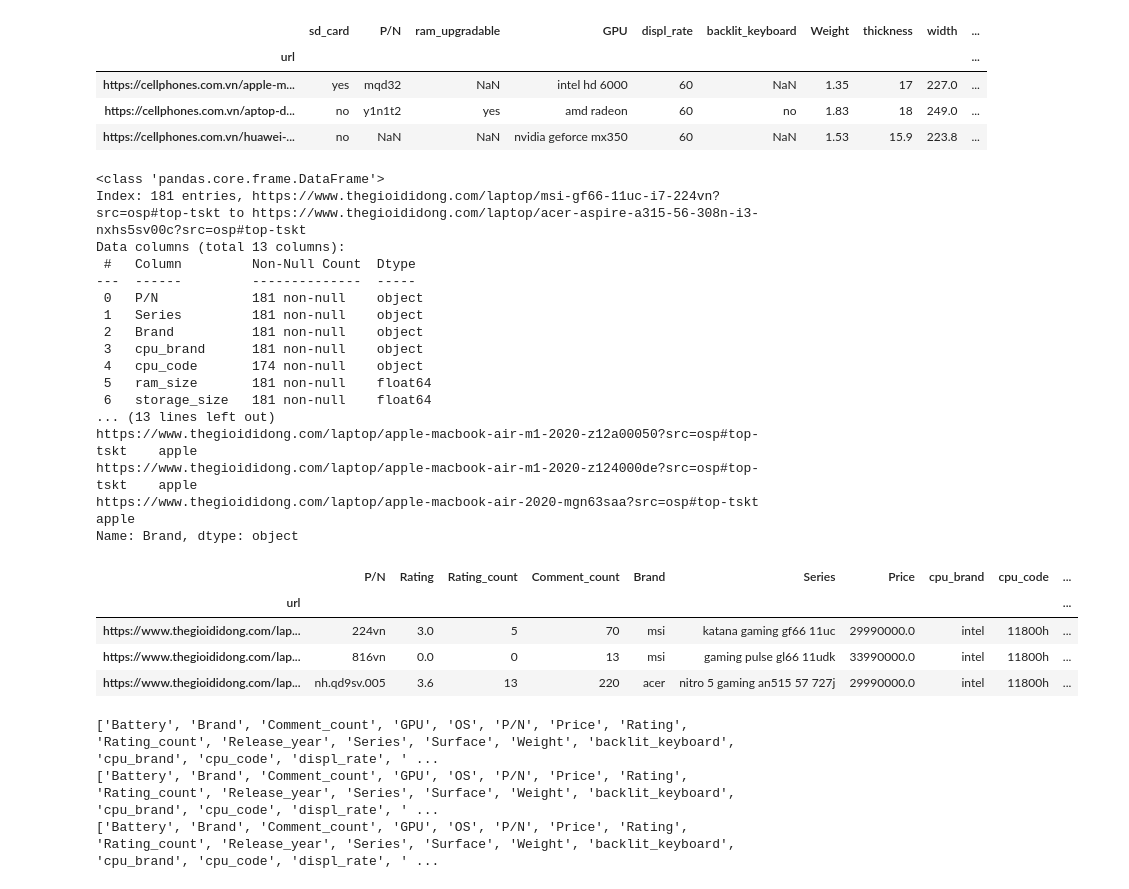
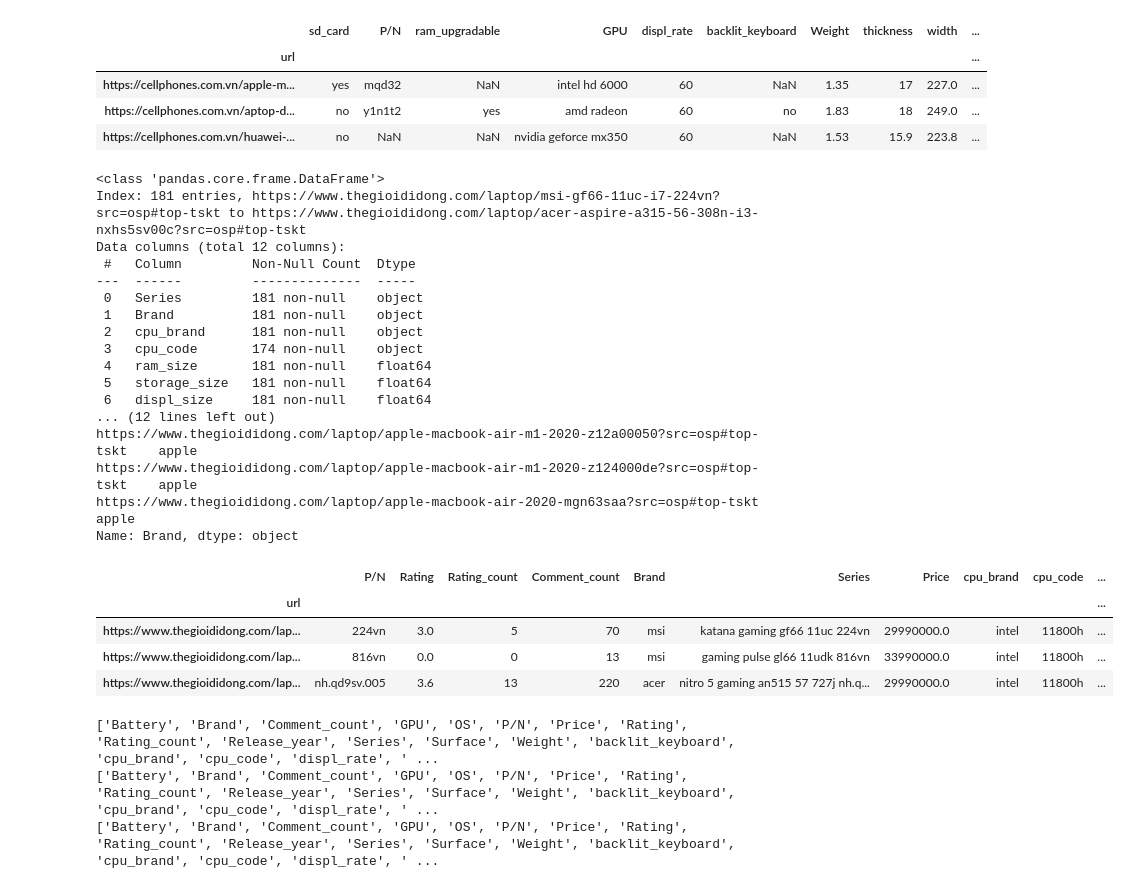
Before and after one commit to hungpham13/Laptop-EDA, a Jupyter notebook: DS_Project_20211.ipynb, the cells around one changed output. Cells and saved outputs as stored; diff of their text form; code cells hidden in the pictures.

```diff
--- a/DS_Project_20211.ipynb
+++ b/DS_Project_20211.ipynb
@@ -80,8 +81,23 @@ Successfully installed fuzzywuzzy-0.18.0
 # %% [markdown]
 # Data cleaning - Data preprocessing
 # %%
+def text_facet(df, col, print_all=True,ascending=False):
+    if print_all:
+        with pd.option_context('display.max_rows', None, 'display.max_columns', None):
+            print(f"---------- {col} ------------")
+            print(df[col].value_counts(dropna=False,ascending=ascending))
+    else:
+        print(f"---------- {col} ------------")
+        print(df[col].value_counts(dropna=False,ascending=ascending))
+        print(f"Number of null: {df[col].isna().sum()}")
+
+
 def lower_all_string(df):
     '''lower all values in string columns of dataframe df'''
     for c in df.columns:
         if df[c].dtypes == np.object:
             df[c] = df[c].str.lower()
+
+data_path = 'Laptop-EDA/scraped_data/'
+all_brands = ['apple','asus','msi','hp','lenovo','dell','acer','lg','microsoft',
+              'huawei','avita','gigabyte','fujitsu']
@@ -94,7 +120,7 @@ def clean_thegioididong(source):
     result = pd.DataFrame()
     result['P/N'] = source['title'].str.extract(r"\(([^)]+)\)",expand=False).str.strip().str.replace("\.$", "") #replace any dot at the end of P/N
 
-    result['Rating'] = source['rating'].astype('float64').fillna(0.0)
+    result['Rating'] = source['rating'].fillna(0).astype('float64')
     result['Rating_count'] = source['review_count'].str.extract(r'(\d+)',expand=False).str.strip().fillna(0).astype('int64')
 
     result['Comment_count'] = 0
@@ -111,8 +137,13 @@ def clean_thegioididong(source):
     # print(result['Brand'].value_counts(dropna=False))
     result['Series'] = source['title'].str.extract(r'\w+\s\w+\s([\w\s]+)\s[\w\/d]+',expand=False).str.strip()
     result.loc[(result['Series'].str.split().str[-1].str.len() == 2), 'Series'] =  result['Series'].str.slice(stop=-3)
-    # for a in zip(result.Series, source.title):
-    #     print('{0:40} {1}'.format(a[0],a[1]))
+
+    #add P/N to Series (except Apple laptop)
+    result['Series'] = np.where(result['Brand'] != 'apple',
+                                result[['Series', 'P/N']].fillna('').agg(' '.join, axis=1),
+                                result['Series'])
+    for a in zip(result.Series, source.title):
+        print('{0:40} {1}'.format(a[0],a[1]))
 
     result['Price'] = source['price'].str.extract(r'([\d.]+)',expand=False).str.replace(".","").astype('float64')
 
@@ -201,12 +232,12 @@ def clean_thegioididong(source):
     lower_all_string(result)
     return result
 # %%
-scraped_tgdd = pd.read_csv("Laptop-EDA/scraped_data/tgdd_dmx.csv",index_col='url')
+scraped_tgdd = pd.read_csv(data_path+"tgdd_dmx.csv",index_col='url')
 cleaned_tgdd = clean_thegioididong(scraped_tgdd)
 # with pd.option_context('display.max_rows', None, 'display.max_columns', None):
 #     print(cleaned_tgdd.Series.value_counts(dropna=False))
 #     print(cleaned_tgdd)
-cleaned_tgdd.to_csv('Laptop-EDA/scraped_data/tgdd_dmx_cleaned.csv',encoding='utf-8')
+cleaned_tgdd.to_csv(data_path+'tgdd_dmx_cleaned.csv',encoding='utf-8')
 # %% [output]
 A value is trying to be set on a copy of a slice from a DataFrame
 
@@ -470,33 +714,33 @@ Name: Brand, dtype: object
 | https://cellphones.com.vn/aptop-d... | no | y1n1t2 | yes | amd radeon | 60 | no | 1.83 | 18 | 249.0 | ... |
 | https://cellphones.com.vn/huawei-... | no | NaN | NaN | nvidia geforce mx350 | 60 | NaN | 1.53 | 15.9 | 223.8 | ... |
 # %%
-cleaned_tgdd[['P/N','Series','Brand','cpu_brand','cpu_code','ram_size','storage_size','displ_size','displ_rate','Price','Rating','Rating_count','Comment_count']].info()
+cleaned_tgdd[['Series','Brand','cpu_brand','cpu_code','ram_size','storage_size','displ_size','displ_rate','Price','Rating','Rating_count','Comment_count']].info()
 with pd.option_context('display.max_rows', None, 'display.max_columns', None):
     print(cleaned_tgdd.Brand[cleaned_tgdd.cpu_code.isnull()])
 cleaned_tgdd.head(3)
 # %% [output]
 <class 'pandas.core.frame.DataFrame'>
 Index: 181 entries, https://www.thegioididong.com/laptop/msi-gf66-11uc-i7-224vn?src=osp#top-tskt to https://www.thegioididong.com/laptop/acer-aspire-a315-56-308n-i3-nxhs5sv00c?src=osp#top-tskt
-Data columns (total 13 columns):
+Data columns (total 12 columns):
  #   Column         Non-Null Count  Dtype
 ---  ------         --------------  -----
- 0   P/N            181 non-null    object
- 1   Series         181 non-null    object
- 2   Brand          181 non-null    object
- 3   cpu_brand      181 non-null    object
- 4   cpu_code       174 non-null    object
- 5   ram_size       181 non-null    float64
- 6   storage_size   181 non-null    float64
-... (13 lines left out)
+ 0   Series         181 non-null    object
+ 1   Brand          181 non-null    object
+ 2   cpu_brand      181 non-null    object
+ 3   cpu_code       174 non-null    object
+ 4   ram_size       181 non-null    float64
+ 5   storage_size   181 non-null    float64
+ 6   displ_size     181 non-null    float64
+... (12 lines left out)
 https://www.thegioididong.com/laptop/apple-macbook-air-m1-2020-z12a00050?src=osp#top-tskt    apple
 https://www.thegioididong.com/laptop/apple-macbook-air-m1-2020-z124000de?src=osp#top-tskt    apple
 https://www.thegioididong.com/laptop/apple-macbook-air-2020-mgn63saa?src=osp#top-tskt        apple
 Name: Brand, dtype: object
 |  | P/N | Rating | Rating_count | Comment_count | Brand | Series | Price | cpu_brand | cpu_code | ... |
 | url |  |  |  |  |  |  |  |  |  | ... |
-| https://www.thegioididong.com/lap... | 224vn | 3.0 | 5 | 70 | msi | katana gaming gf66 11uc | 29990000.0 | intel | 11800h | ... |
-| https://www.thegioididong.com/lap... | 816vn | 0.0 | 0 | 13 | msi | gaming pulse gl66 11udk | 33990000.0 | intel | 11800h | ... |
-| https://www.thegioididong.com/lap... | nh.qd9sv.005 | 3.6 | 13 | 220 | acer | nitro 5 gaming an515 57 727j | 29990000.0 | intel | 11800h | ... |
+| https://www.thegioididong.com/lap... | 224vn | 3.0 | 5 | 70 | msi | katana gaming gf66 11uc 224vn | 29990000.0 | intel | 11800h | ... |
+| https://www.thegioididong.com/lap... | 816vn | 0.0 | 0 | 13 | msi | gaming pulse gl66 11udk 816vn | 33990000.0 | intel | 11800h | ... |
+| https://www.thegioididong.com/lap... | nh.qd9sv.005 | 3.6 | 13 | 220 | acer | nitro 5 gaming an515 57 727j nh.q... | 29990000.0 | intel | 11800h | ... |
 # %%
 print(sorted(cleaned_fpt.columns))
 print(sorted(cleaned_tgdd.columns))
```
Also changed, not shown: parts of 30 cells of this notebook.
